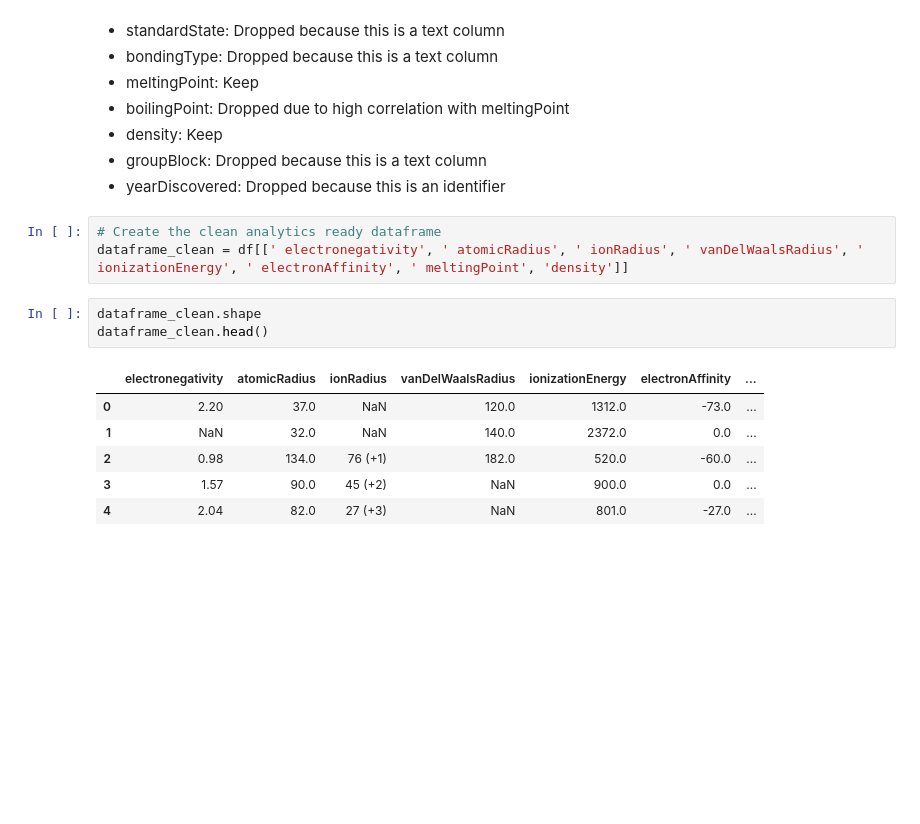
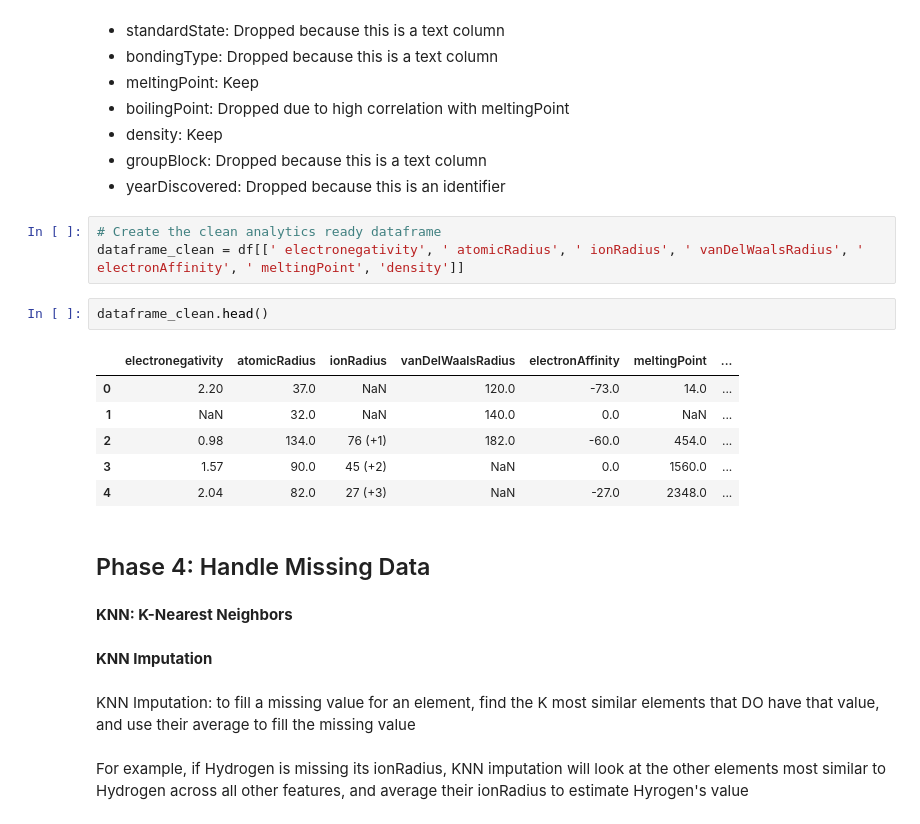
Before and after one commit to paulclarkdata/periodic_table_cluster, a Jupyter notebook: period_table_cluster.ipynb, the cells around one changed output. Drawn from its saved outputs; the diff is of its cells as text; blank space fills up the shorter version.

```diff
--- a/period_table_cluster.ipynb
+++ b/period_table_cluster.ipynb
@@ -116,14 +116,23 @@ plt.show()
 * yearDiscovered: Dropped because this is an identifier
 # %%
 # Create the clean analytics ready dataframe
-dataframe_clean = df[[' electronegativity', ' atomicRadius', ' ionRadius', ' vanDelWaalsRadius', ' ionizationEnergy', ' electronAffinity', ' meltingPoint', 'density']]
+dataframe_clean = df[[' electronegativity', ' atomicRadius', ' ionRadius', ' vanDelWaalsRadius', ' electronAffinity', ' meltingPoint', 'density']]
 # %%
-dataframe_clean.shape
 dataframe_clean.head()
 # %% [output]
-|  | electronegativity | atomicRadius | ionRadius | vanDelWaalsRadius | ionizationEnergy | electronAffinity | ... |
-| 0 | 2.20 | 37.0 | NaN | 120.0 | 1312.0 | -73.0 | ... |
-| 1 | NaN | 32.0 | NaN | 140.0 | 2372.0 | 0.0 | ... |
-| 2 | 0.98 | 134.0 | 76 (+1) | 182.0 | 520.0 | -60.0 | ... |
-| 3 | 1.57 | 90.0 | 45 (+2) | NaN | 900.0 | 0.0 | ... |
-| 4 | 2.04 | 82.0 | 27 (+3) | NaN | 801.0 | -27.0 | ... |
+|  | electronegativity | atomicRadius | ionRadius | vanDelWaalsRadius | electronAffinity | meltingPoint | ... |
+| 0 | 2.20 | 37.0 | NaN | 120.0 | -73.0 | 14.0 | ... |
+| 1 | NaN | 32.0 | NaN | 140.0 | 0.0 | NaN | ... |
+| 2 | 0.98 | 134.0 | 76 (+1) | 182.0 | -60.0 | 454.0 | ... |
+| 3 | 1.57 | 90.0 | 45 (+2) | NaN | 0.0 | 1560.0 | ... |
+| 4 | 2.04 | 82.0 | 27 (+3) | NaN | -27.0 | 2348.0 | ... |
+# %% [markdown]
+## Phase 4: Handle Missing Data ##
+# %% [markdown]
+**KNN: K-Nearest Neighbors**
+# %% [markdown]
+**KNN Imputation**
+# %% [markdown]
+KNN Imputation: to fill a missing value for an element, find the K most similar elements that DO have that value, and use their average to fill the missing value
+# %% [markdown]
+For example, if Hydrogen is missing its ionRadius, KNN imputation will look at the other elements most similar to Hydrogen across all other features, and average their ionRadius to estimate Hyrogen's value
```
Also changed, not shown: parts of 3 cells of this notebook.
